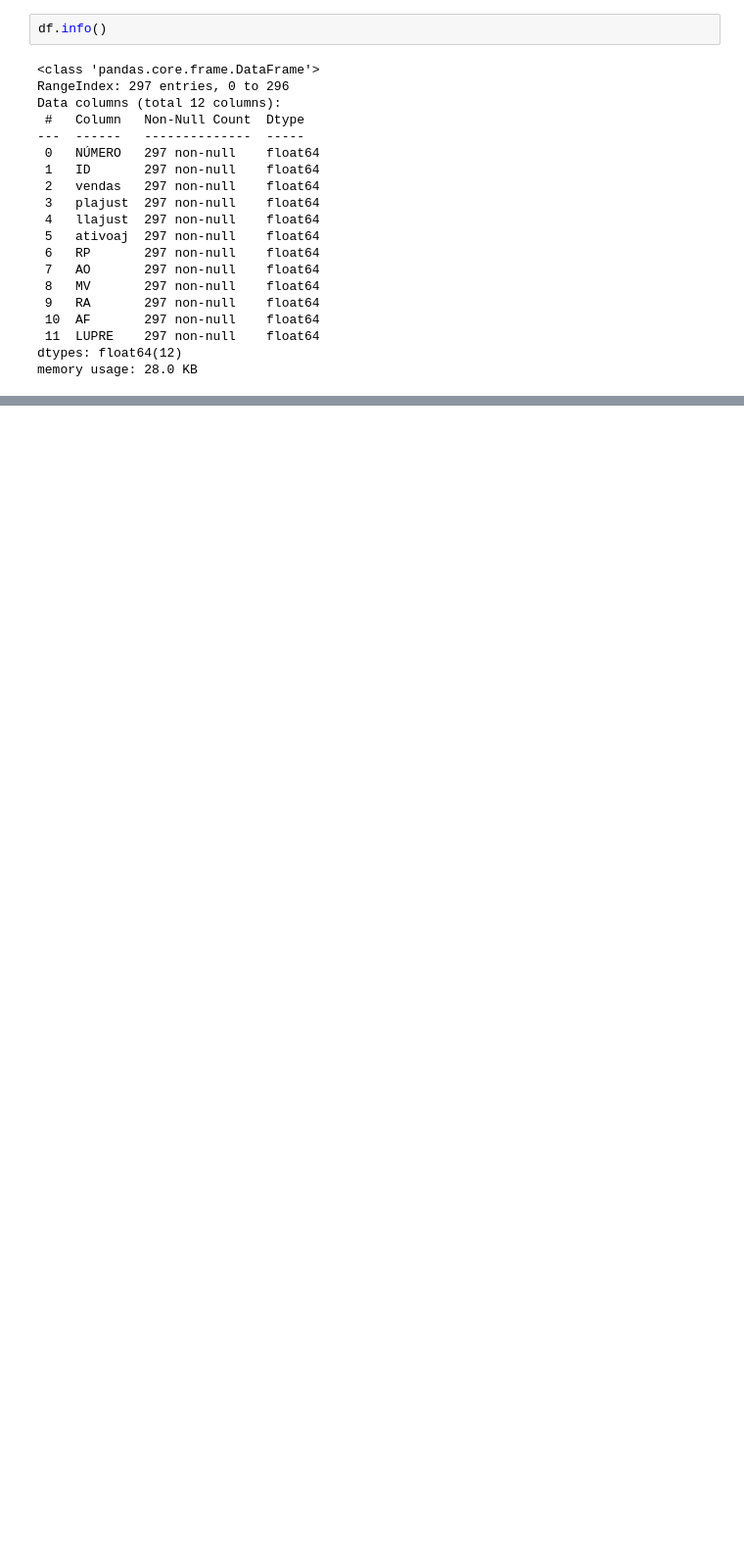
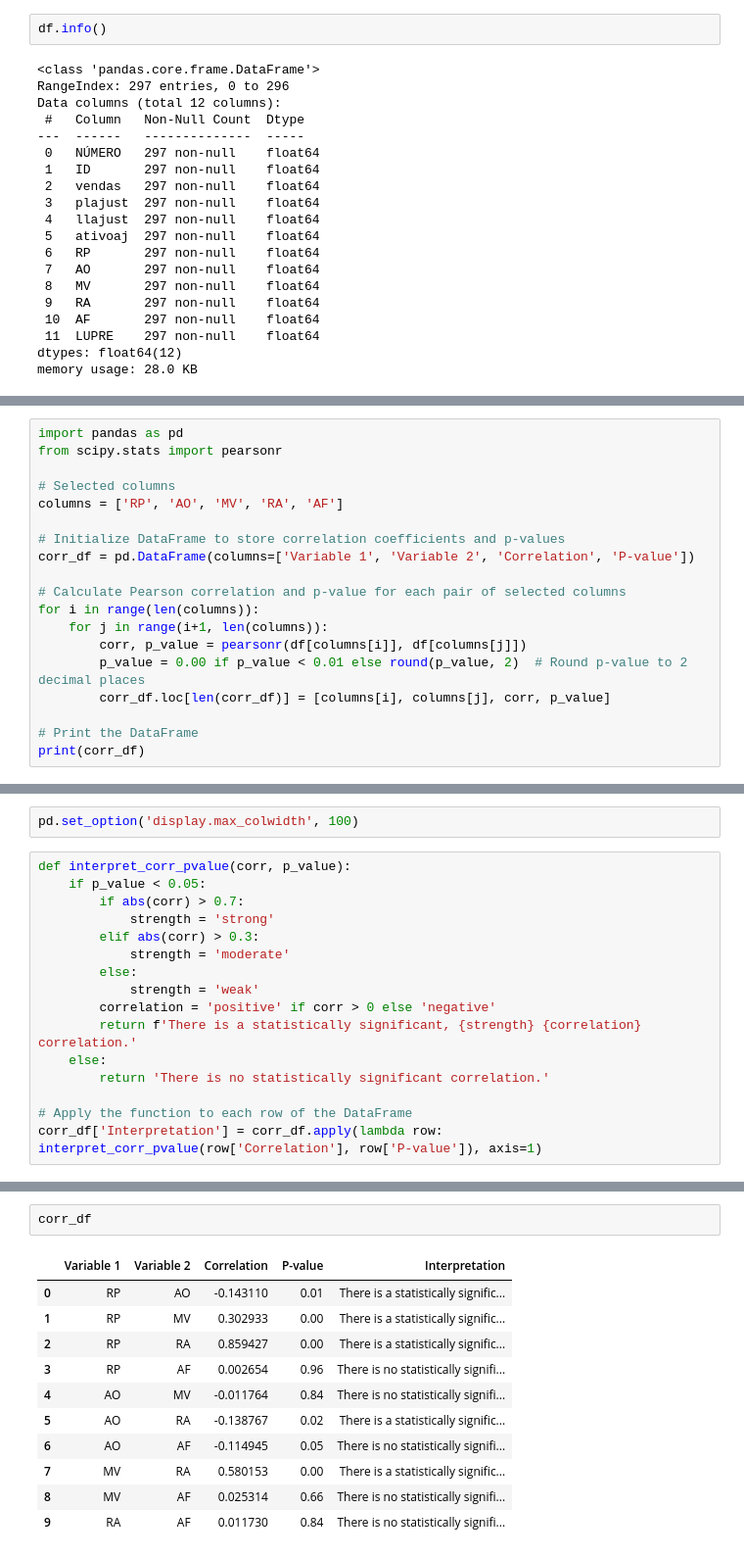
Before and after one commit to sergiourzedojunior/Regressao-linear-multipla, a Jupyter notebook: scripts/regressao_linear_multipla.ipynb, the cells around one changed output, grey strips where cells are left out. Shown at 98% size. Cells and saved outputs as stored; diff of their text form; blank space fills up the shorter version.

```diff
--- a/scripts/regressao_linear_multipla.ipynb
+++ b/scripts/regressao_linear_multipla.ipynb
@@ -44,0 +101,19 @@ memory usage: 28.0 KB
+# %%
+import pandas as pd
+from scipy.stats import pearsonr
+
+# Selected columns
+columns = ['RP', 'AO', 'MV', 'RA', 'AF']
+
+# Initialize DataFrame to store correlation coefficients and p-values
+corr_df = pd.DataFrame(columns=['Variable 1', 'Variable 2', 'Correlation', 'P-value'])
+
+# Calculate Pearson correlation and p-value for each pair of selected columns
+for i in range(len(columns)):
+    for j in range(i+1, len(columns)):
+        corr, p_value = pearsonr(df[columns[i]], df[columns[j]])
+        p_value = 0.00 if p_value < 0.01 else round(p_value, 2)  # Round p-value to 2 decimal places
+        corr_df.loc[len(corr_df)] = [columns[i], columns[j], corr, p_value]
+
+# Print the DataFrame
+print(corr_df)
@@ -44,0 +132,18 @@ memory usage: 28.0 KB
+# %%
+pd.set_option('display.max_colwidth', 100)
+# %%
+def interpret_corr_pvalue(corr, p_value):
+    if p_value < 0.05:
+        if abs(corr) > 0.7:
+            strength = 'strong'
+        elif abs(corr) > 0.3:
+            strength = 'moderate'
+        else:
+            strength = 'weak'
+        correlation = 'positive' if corr > 0 else 'negative'
+        return f'There is a statistically significant, {strength} {correlation} correlation.'
+    else:
+        return 'There is no statistically significant correlation.'
+
+# Apply the function to each row of the DataFrame
+corr_df['Interpretation'] = corr_df.apply(lambda row: interpret_corr_pvalue(row['Correlation'], row['P-value']), axis=1)
@@ -44,0 +154,14 @@ memory usage: 28.0 KB
+# %%
+corr_df
+# %% [output]
+|  | Variable 1 | Variable 2 | Correlation | P-value | Interpretation |
+| 0 | RP | AO | -0.143110 | 0.01 | There is a statistically signific... |
+| 1 | RP | MV | 0.302933 | 0.00 | There is a statistically signific... |
+| 2 | RP | RA | 0.859427 | 0.00 | There is a statistically signific... |
+| 3 | RP | AF | 0.002654 | 0.96 | There is no statistically signifi... |
+| 4 | AO | MV | -0.011764 | 0.84 | There is no statistically signifi... |
+| 5 | AO | RA | -0.138767 | 0.02 | There is a statistically signific... |
+| 6 | AO | AF | -0.114945 | 0.05 | There is no statistically signifi... |
+| 7 | MV | RA | 0.580153 | 0.00 | There is a statistically signific... |
+| 8 | MV | AF | 0.025314 | 0.66 | There is no statistically signifi... |
+| 9 | RA | AF | 0.011730 | 0.84 | There is no statistically signifi... |
```
Also changed, not shown: parts of 15 cells of this notebook, 1 other file.
